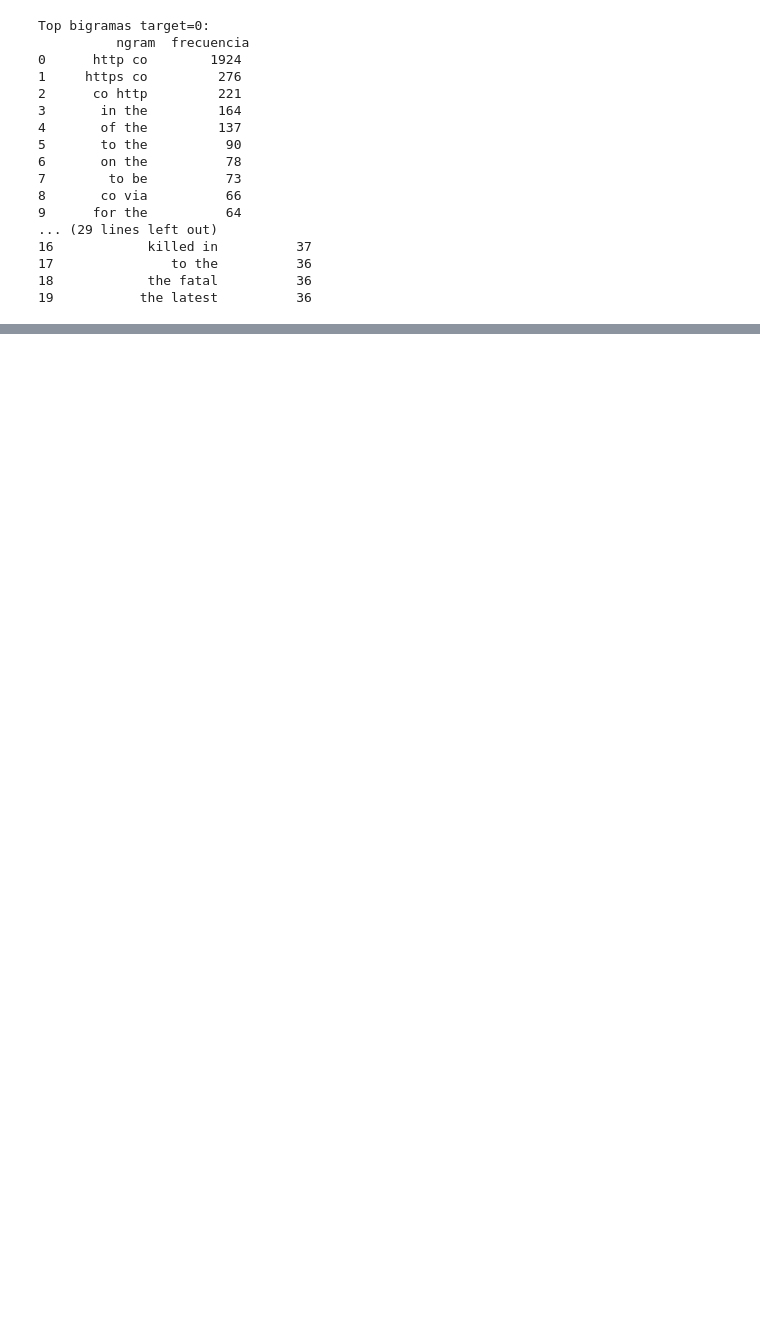
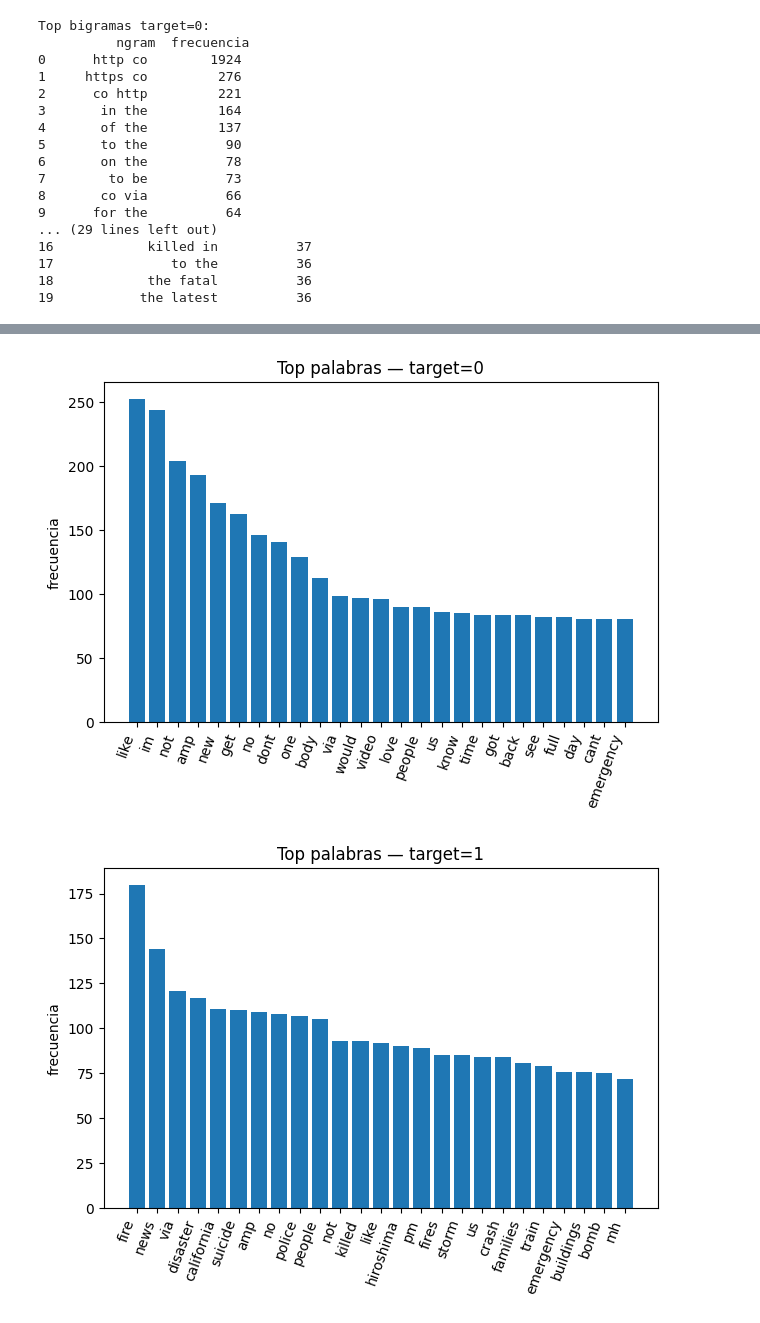
Before and after one commit to JEmilioRey1021/Laboratorio-5.-Clasificaci-n-de-Tweets-usando-Miner-a-de-Texto, a Jupyter notebook: Lab5.ipynb, the cells around one changed output, grey strips where cells are left out. Drawn from its saved outputs; the diff is of its cells as text; code cells hidden in the pictures; blank space fills up the shorter version.

```diff
--- a/Lab5.ipynb
+++ b/Lab5.ipynb
@@ -376,0 +200,16 @@ Top palabras limpias — target=0
+# %%
+try:
+    _ = stopwords.words('english')
+except LookupError:
+    download('stopwords')
+try:
+    download('wordnet'); download('omw-1.4')
+except:
+    pass
+
+STOP_EN = set(stopwords.words('english'))
+# conservar negaciones (aportan señal)
+for w in ['no', 'not', "nor", "n't"]:
+    STOP_EN.discard(w)
+
+lematizador = WordNetLemmatizer()
@@ -376,0 +298,5 @@ Top palabras limpias — target=0
+# %%
+import string
+df = pd.read_csv("train.csv")
+df['texto_limpio'] = df['text'].apply(preprocesar_texto)
+print(df[['text', 'texto_limpio']].head(6).to_string(index=False))
@@ -376,0 +311,11 @@ Top palabras limpias — target=0
+# %%
+def top_k_palabras(serie_textos: pd.Series, k: int = 20) -> pd.DataFrame:
+    """Devuelve las k palabras más frecuentes en una serie de textos ya limpios."""
+    contador = Counter()
+    for s in serie_textos.dropna().astype(str):
+        contador.update(s.split())
+    return pd.DataFrame(contador.most_common(k), columns=['palabra', 'frecuencia'])
+# %%
+top0 = top_k_palabras(df.loc[df.target==0, 'texto_limpio'], 25)
+top1 = top_k_palabras(df.loc[df.target==1, 'texto_limpio'], 25)
+print("Top target=0\n", top0, "\n\nTop target=1\n", top1)
@@ -376,0 +340,15 @@ Top palabras limpias — target=0
+# %%
+def graficar_top_palabras(tabla_top: pd.DataFrame, titulo: str):
+    plt.figure()
+    plt.bar(tabla_top['palabra'], tabla_top['frecuencia'])
+    plt.title(titulo)
+    plt.xticks(rotation=70, ha='right')
+    plt.ylabel('frecuencia')
+    plt.tight_layout()
+    plt.show()
+
+graficar_top_palabras(top0, 'Top palabras — target=0')
+graficar_top_palabras(top1, 'Top palabras — target=1')
+# %% [output]
+[figure, added]
+[figure, added]
```
Also changed, not shown: parts of 14 cells of this notebook, 2 other files.
